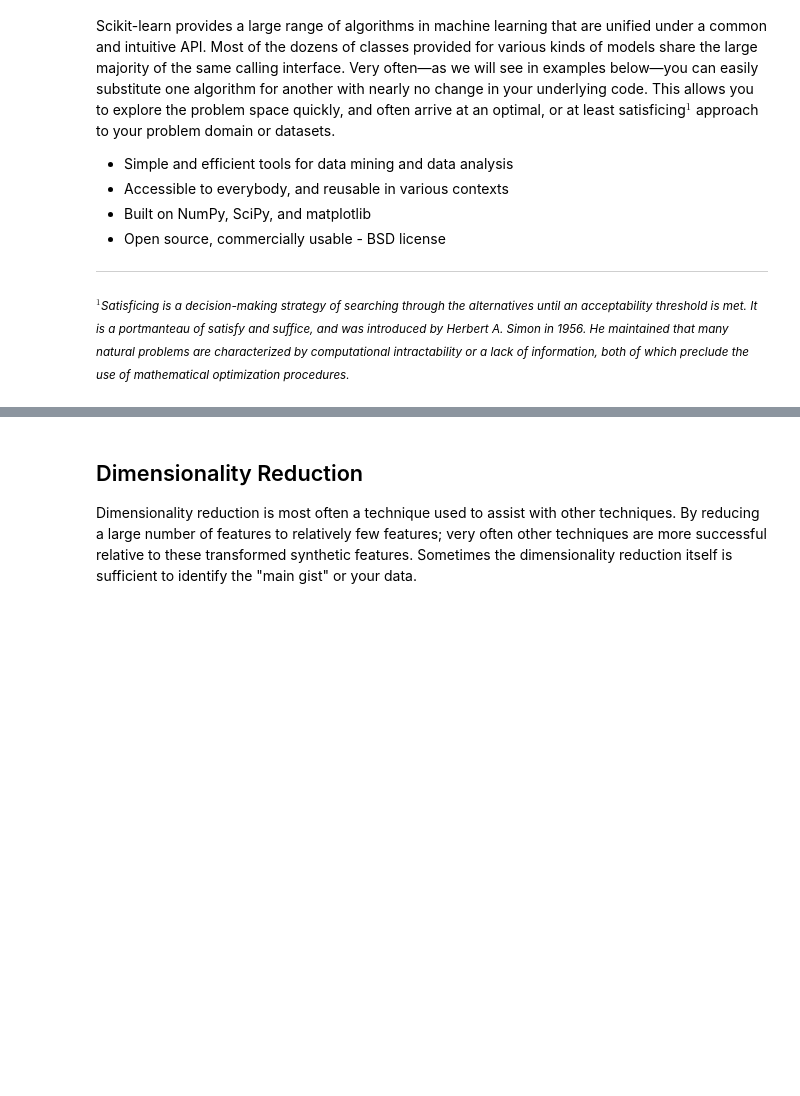
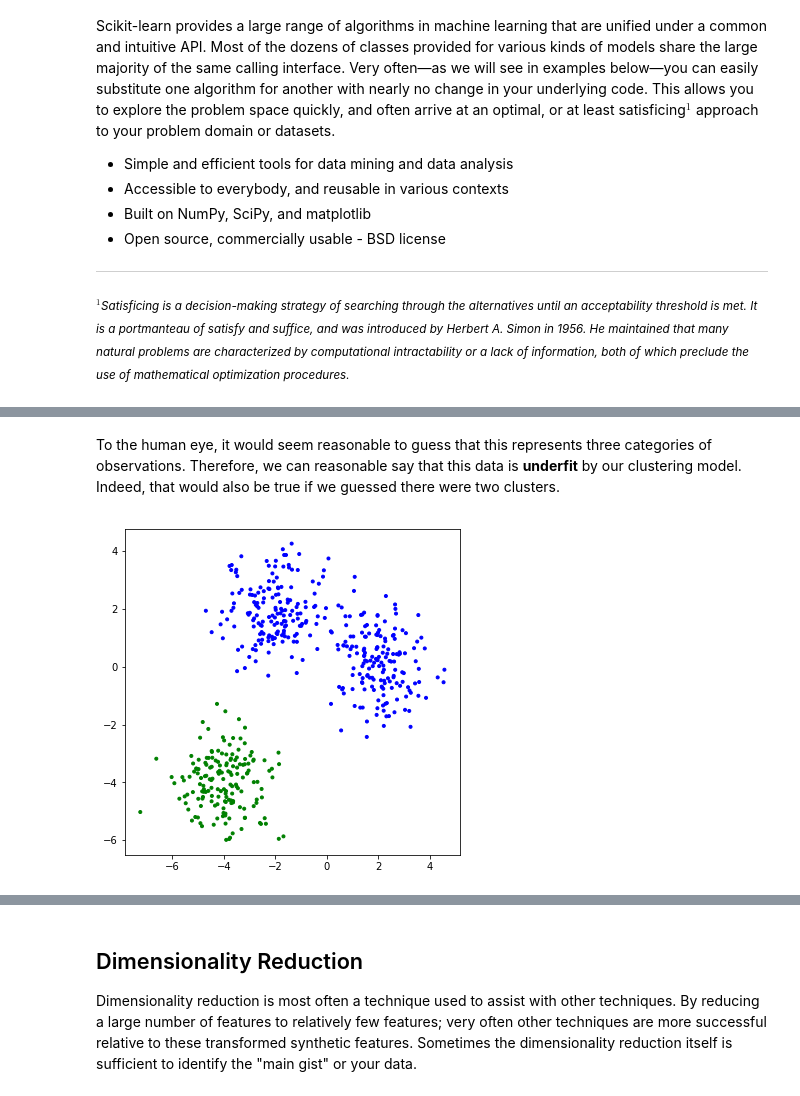
Before and after one commit to DavidMertz/ML-Webinar, a Jupyter notebook: WhatIsML.ipynb, the cells around one changed output, grey strips where cells are left out. Saved outputs shown, nothing was run; the diff lists cells and outputs as text; code cells hidden in the pictures; blank space fills up the shorter version.

```diff
--- a/WhatIsML.ipynb
+++ b/WhatIsML.ipynb
@@ -106,0 +152,7 @@ This notion of types of variables applies to statistics broadly. Some other conc
+# %% [markdown]
+To the human eye, it would seem reasonable to guess that this represents three categories of observations. Therefore, we can reasonable say that this data is **underfit** by our clustering model.  Indeed, that would also be true if we guessed there were two clusters.
+# %%
+# Guess there might be two categories
+cluster(2)
+# %% [output]
+[figure, added]
```
Also changed, not shown: parts of 19 cells of this notebook, 33 other files.
